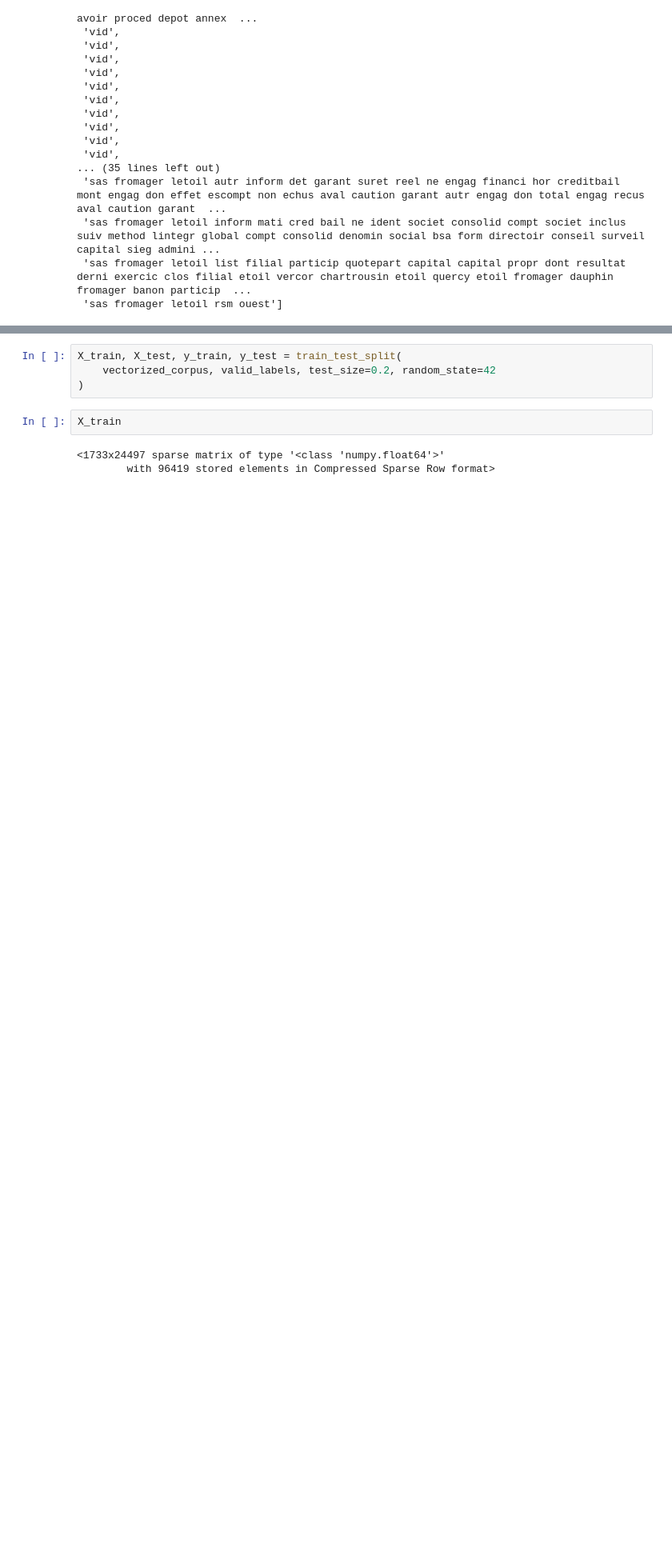
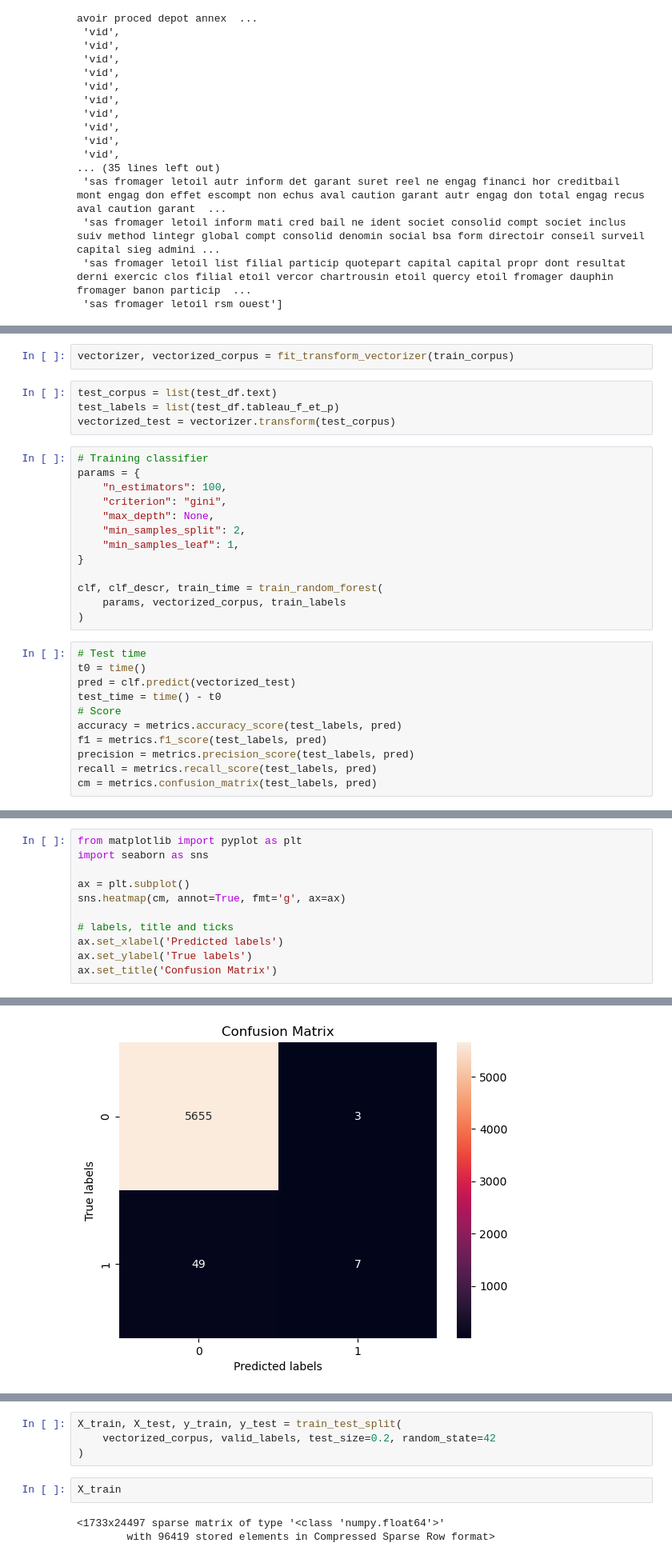
Before and after one commit to InseeFrLab/extraction-comptes-sociaux, a Jupyter notebook: notebooks/train_rf.ipynb, the cells around one changed output, grey strips where cells are left out. Shown at 80% size. Cells and saved outputs as stored; diff of their text form; blank space fills up the shorter version.

Commit message:
Add content to train rf notebook

```diff
--- a/notebooks/train_rf.ipynb
+++ b/notebooks/train_rf.ipynb
@@ -107,0 +163,30 @@ corpus[0]
+# %%
+vectorizer, vectorized_corpus = fit_transform_vectorizer(train_corpus)
+# %%
+test_corpus = list(test_df.text)
+test_labels = list(test_df.tableau_f_et_p)
+vectorized_test = vectorizer.transform(test_corpus)
+# %%
+# Training classifier
+params = {
+    "n_estimators": 100,
+    "criterion": "gini",
+    "max_depth": None,
+    "min_samples_split": 2,
+    "min_samples_leaf": 1,
+}
+
+clf, clf_descr, train_time = train_random_forest(
+    params, vectorized_corpus, train_labels
+)
+# %%
+# Test time
+t0 = time()
+pred = clf.predict(vectorized_test)
+test_time = time() - t0
+# Score
+accuracy = metrics.accuracy_score(test_labels, pred)
+f1 = metrics.f1_score(test_labels, pred)
+precision = metrics.precision_score(test_labels, pred)
+recall = metrics.recall_score(test_labels, pred)
+cm = metrics.confusion_matrix(test_labels, pred)
@@ -107,0 +197,12 @@ corpus[0]
+# %%
+from matplotlib import pyplot as plt
+import seaborn as sns
+
+ax = plt.subplot()
+sns.heatmap(cm, annot=True, fmt='g', ax=ax)
+
+# labels, title and ticks
+ax.set_xlabel('Predicted labels')
+ax.set_ylabel('True labels')
+ax.set_title('Confusion Matrix')
+# %% [output]
@@ -107,0 +210 @@ corpus[0]
+[figure, added]
```
Also changed, not shown: parts of 31 cells of this notebook.
